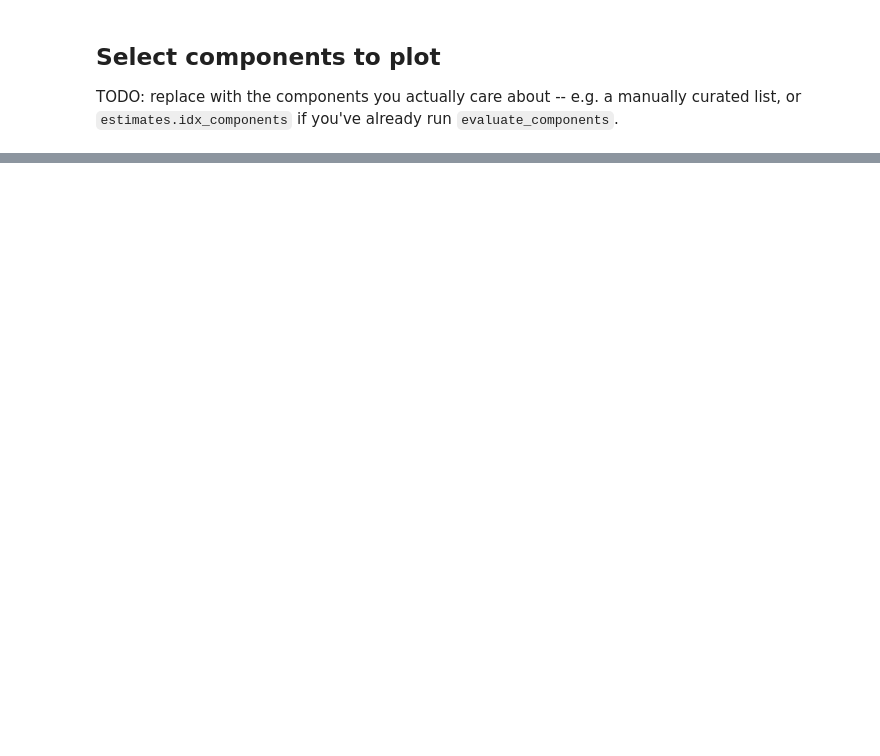
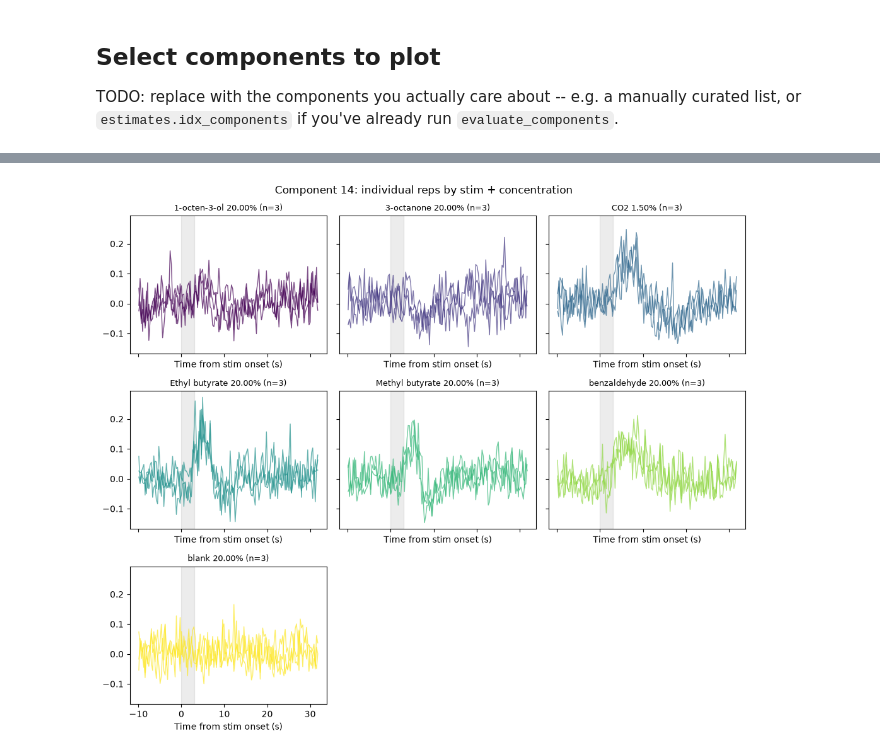
Before and after one commit to vgascue/npc_bootcamp_project, a Jupyter notebook: notebooks/plot_results_by_stimuli.ipynb, the cells around one changed output, grey strips where cells are left out. Drawn from its saved outputs; the diff is of its cells as text; code cells hidden in the pictures; blank space fills up the shorter version.

```diff
--- a/notebooks/plot_results_by_stimuli.ipynb
+++ b/notebooks/plot_results_by_stimuli.ipynb
@@ -76,0 +302,55 @@ plot_traces_by_stimulus(estimates, component_subset, stimulus_epochs, stimulus_c
+# %%
+def plot_condition_reps(estimates, component_idx, trials, fr, pre_seconds=10, post_seconds=32,
+                         condition_cols=('stim', 'concentration'), trace='F_dff', cmap='viridis', ncols=None):
+    """Plot each condition (combination of condition_cols) on its own subplot,
+    overlaying every individual repetition's trace unaveraged, so
+    trial-to-trial variability is directly visible."""
+    condition_cols = list(condition_cols)
+    trace_data = getattr(estimates, trace)[component_idx]
+    snippets, time_axis = extract_snippets(trace_data, trials, fr, pre_seconds, post_seconds)
+
+    conditions = list(trials[condition_cols].itertuples(index=False, name=None))
+    order = _sorted_conditions(trials, condition_cols)
+    colormap = plt.get_cmap(cmap)
+
+    n = len(order)
+    ncols = ncols or int(np.ceil(np.sqrt(n)))
+    nrows = int(np.ceil(n / ncols))
+    fig, axes = plt.subplots(nrows, ncols, figsize=(3.5 * ncols, 3 * nrows), sharex=True, sharey=True)
+    axes = np.atleast_1d(axes).flatten()
+
+    stim_duration = _parse_seconds(trials['duration'].iloc[0])
+    for i, combo in enumerate(order):
+        ax = axes[i]
+        color = colormap(i / max(n - 1, 1))
+        mask = np.array([c == combo for c in conditions])
+        cond_snips = snippets[mask]
+        cond_snips = cond_snips[~np.isnan(cond_snips).any(axis=1)]
+        for rep_snip in cond_snips:
+            ax.plot(time_axis, rep_snip, color=color, alpha=0.7, linewidth=1)
+        ax.axvspan(0, stim_duration, color='gray', alpha=0.15)
+        ax.set_title(f'{_condition_label(combo)} (n={len(cond_snips)})', fontsize=9)
+
+    for ax in axes[n:]:
+        ax.axis('off')
+    for ax in axes[:n]:
+        ax.set_xlabel('Time from stim onset (s)')
+    fig.suptitle(f'Component {component_idx +1}: individual reps by {" + ".join(condition_cols)}')
+    fig.tight_layout()
+    return fig, axes
+
+
+def plot_reps_by_component(estimates, component_subset, trials, fr, pre_seconds=5, post_seconds=20,
+                            condition_cols=('stim', 'concentration'), trace='F_dff', cmap='viridis', ncols=None):
+    """Call plot_condition_reps once per component, producing one figure per component."""
+    figures = []
+    for idx in component_subset:
+        fig, axes = plot_condition_reps(estimates, idx, trials, fr, pre_seconds=pre_seconds, post_seconds=post_seconds,
+                                         condition_cols=condition_cols, trace=trace, cmap=cmap, ncols=ncols)
+        figures.append((fig, axes))
+    return figures
+
+for i in range(len(component_subset)):
+    plot_condition_reps(estimates, component_subset[i], trials, fr)
+# %% [output]
+[figure, added]
```
Also changed, not shown: parts of 18 cells of this notebook, 5 other files.
